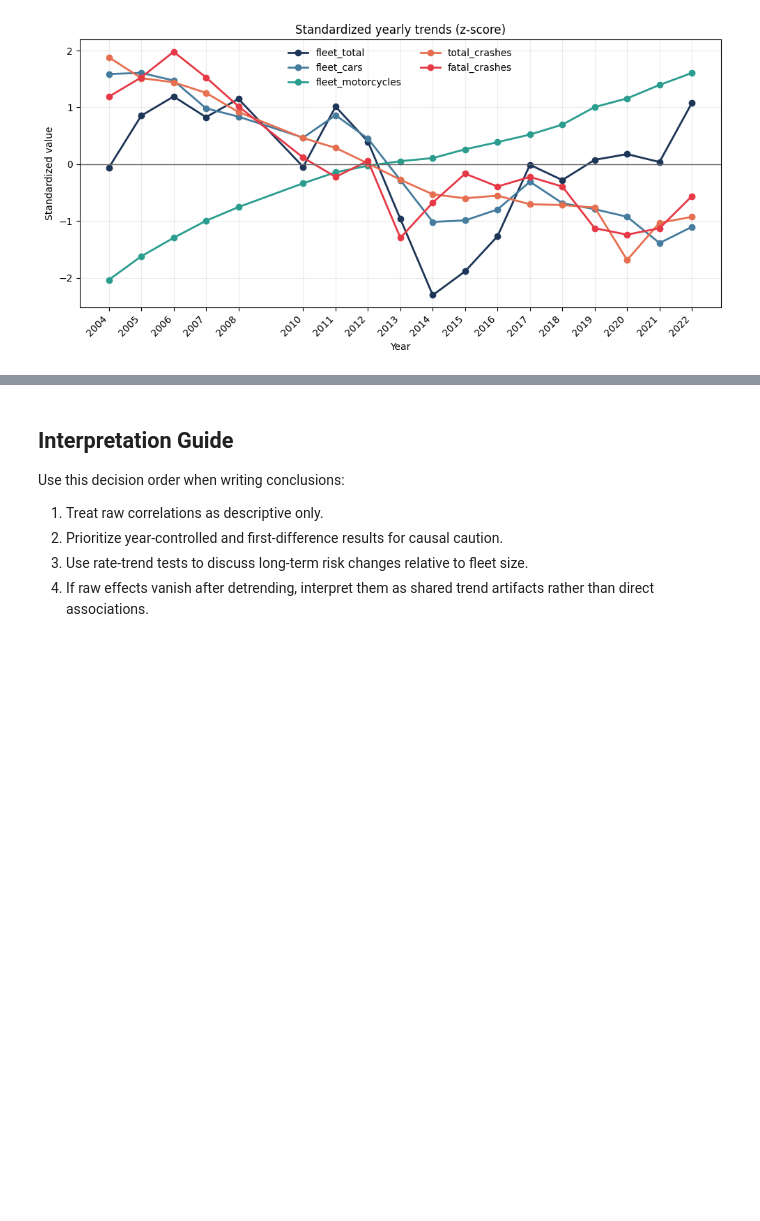
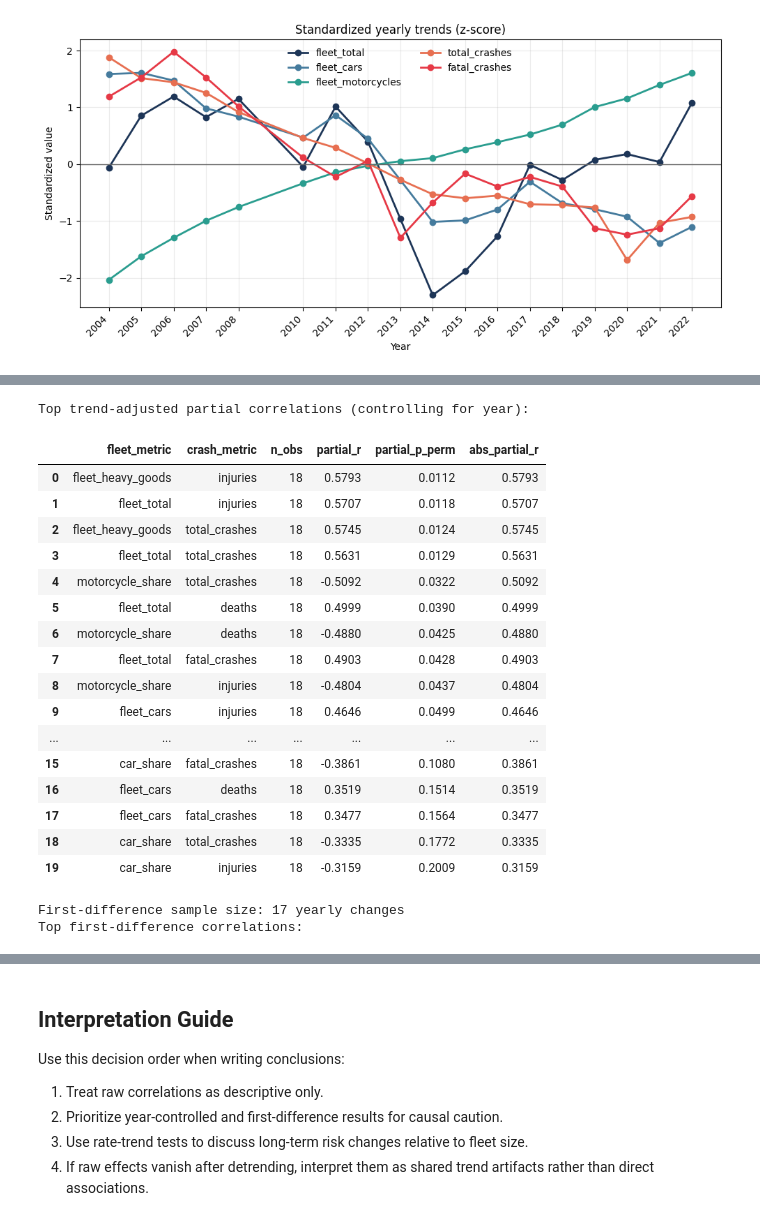
Before and after one commit to faustozamparelli/MilanCrash, a Jupyter notebook: notebooks/inference/Fleet.ipynb, the cells around one changed output, grey strips where cells are left out. Cells and saved outputs as stored; diff of their text form; code cells hidden in the pictures; blank space fills up the shorter version.

```diff
--- a/notebooks/Fleet.ipynb
+++ b/notebooks/inference/Fleet.ipynb
@@ -411,0 +346,80 @@ Top first-difference correlations:
+# %%
+# Trend-adjusted partial correlations and first-difference tests via shared helpers.
+
+rows_partial = []
+for crash_metric in ["total_crashes", "fatal_crashes", "deaths", "injuries"]:
+    for fleet_metric in fleet_metrics:
+        sub = analysis_df[["Year", fleet_metric, crash_metric]].dropna()
+        r_partial, p_partial, n_obs = partial_corr_with_year(
+            sub[fleet_metric], sub[crash_metric], sub["Year"], method="pearson", n_perm=12000, seed=SEED,
+        )
+        rows_partial.append(
+            {
+                "fleet_metric": fleet_metric,
+                "crash_metric": crash_metric,
+                "n_obs": n_obs,
+                "partial_r": r_partial,
+                "partial_p_perm": p_partial,
+            }
+        )
+
+partial_corr = pd.DataFrame(rows_partial)
+partial_corr["abs_partial_r"] = partial_corr["partial_r"].abs()
+partial_corr = partial_corr.sort_values(["partial_p_perm", "abs_partial_r"], ascending=[True, False]).reset_index(drop=True)
+
+print("Top trend-adjusted partial correlations (controlling for year):")
+display(partial_corr.head(20))
+
+# First-difference analysis (annualized to handle year gaps).
+diff_metrics = fleet_metrics + ["total_crashes", "fatal_crashes", "deaths", "injuries"]
+diff_df = analysis_df[["Year"] + diff_metrics].copy()
+diff_df["year_gap"] = diff_df["Year"].diff()
+for col in diff_metrics:
+    diff_df[f"d_{col}"] = diff_df[col].diff() / diff_df["year_gap"]
+
+diff_df = diff_df.dropna().reset_index(drop=True)
+
+rows_diff = []
+for crash_metric in ["d_total_crashes", "d_fatal_crashes", "d_deaths", "d_injuries"]:
+    for fleet_metric in [f"d_{m}" for m in fleet_metrics]:
+        r, p, n_obs = perm_corr(
+            diff_df[fleet_metric], diff_df[crash_metric], method="pearson", n_perm=12000, seed=SEED,
+        )
+        rows_diff.append(
+            {
+                "crash_metric": crash_metric,
+                "fleet_metric": fleet_metric,
+                "n_obs": n_obs,
+                "pearson_r": r,
+                "pearson_p_perm": p,
+            }
+        )
+
+diff_corr = pd.DataFrame(rows_diff)
+diff_corr["abs_pearson_r"] = diff_corr["pearson_r"].abs()
+diff_corr = diff_corr.sort_values(["pearson_p_perm", "abs_pearson_r"], ascending=[True, False]).reset_index(drop=True)
+
+print(f"First-difference sample size: {len(diff_df)} yearly changes")
+print("Top first-difference correlations:")
+display(diff_corr.head(20))
+# %% [output]
+Top trend-adjusted partial correlations (controlling for year):
+|  | fleet_metric | crash_metric | n_obs | partial_r | partial_p_perm | abs_partial_r |
+| 0 | fleet_heavy_goods | injuries | 18 | 0.5793 | 0.0112 | 0.5793 |
+| 1 | fleet_total | injuries | 18 | 0.5707 | 0.0118 | 0.5707 |
+| 2 | fleet_heavy_goods | total_crashes | 18 | 0.5745 | 0.0124 | 0.5745 |
+| 3 | fleet_total | total_crashes | 18 | 0.5631 | 0.0129 | 0.5631 |
+| 4 | motorcycle_share | total_crashes | 18 | -0.5092 | 0.0322 | 0.5092 |
+| 5 | fleet_total | deaths | 18 | 0.4999 | 0.0390 | 0.4999 |
+| 6 | motorcycle_share | deaths | 18 | -0.4880 | 0.0425 | 0.4880 |
+| 7 | fleet_total | fatal_crashes | 18 | 0.4903 | 0.0428 | 0.4903 |
+| 8 | motorcycle_share | injuries | 18 | -0.4804 | 0.0437 | 0.4804 |
+| 9 | fleet_cars | injuries | 18 | 0.4646 | 0.0499 | 0.4646 |
+| ... | ... | ... | ... | ... | ... | ... |
+| 15 | car_share | fatal_crashes | 18 | -0.3861 | 0.1080 | 0.3861 |
+| 16 | fleet_cars | deaths | 18 | 0.3519 | 0.1514 | 0.3519 |
+| 17 | fleet_cars | fatal_crashes | 18 | 0.3477 | 0.1564 | 0.3477 |
+| 18 | car_share | total_crashes | 18 | -0.3335 | 0.1772 | 0.3335 |
+| 19 | car_share | injuries | 18 | -0.3159 | 0.2009 | 0.3159 |
+First-difference sample size: 17 yearly changes
+Top first-difference correlations:
```
Also changed, not shown: parts of 19 cells of this notebook, 10 other files.
